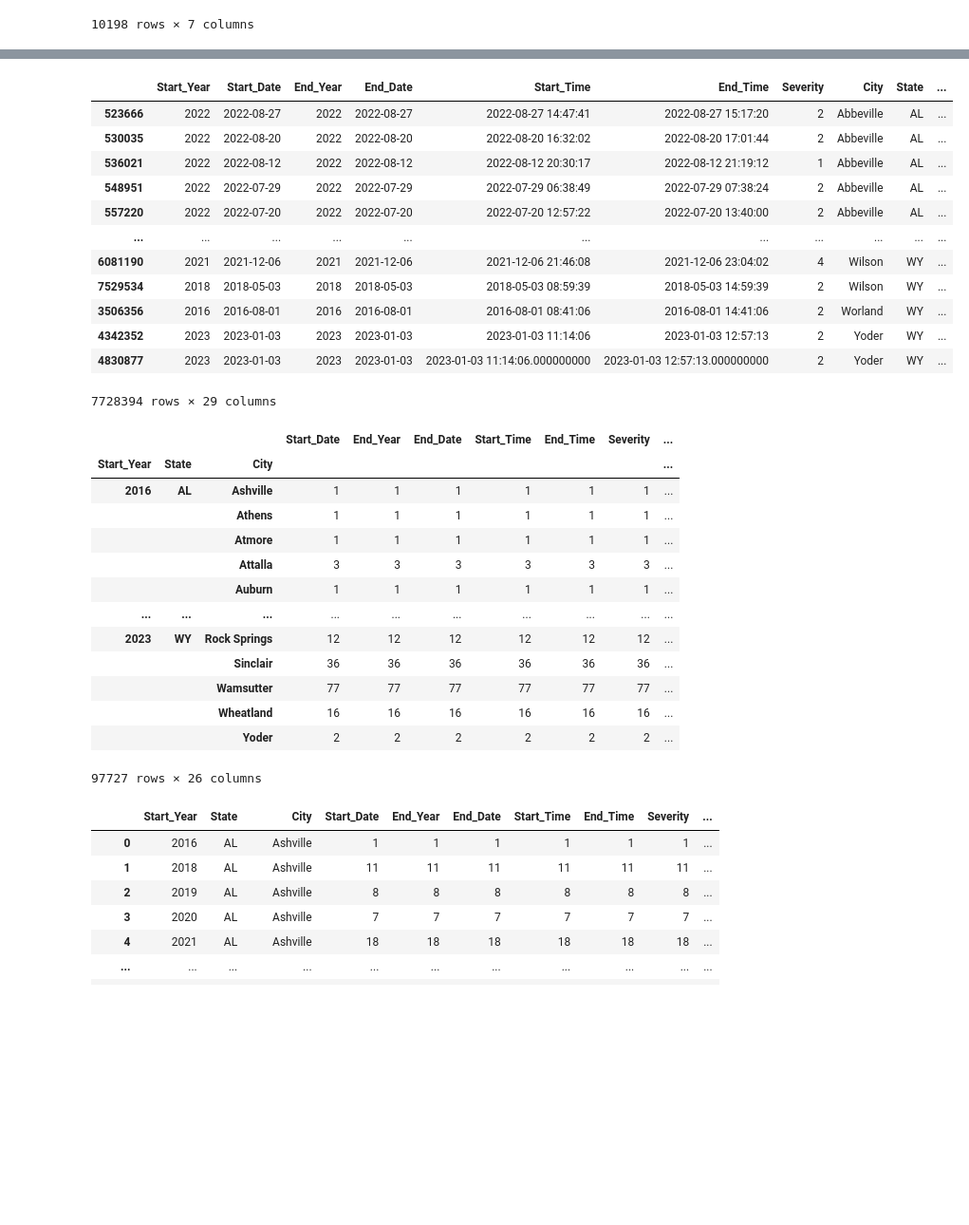
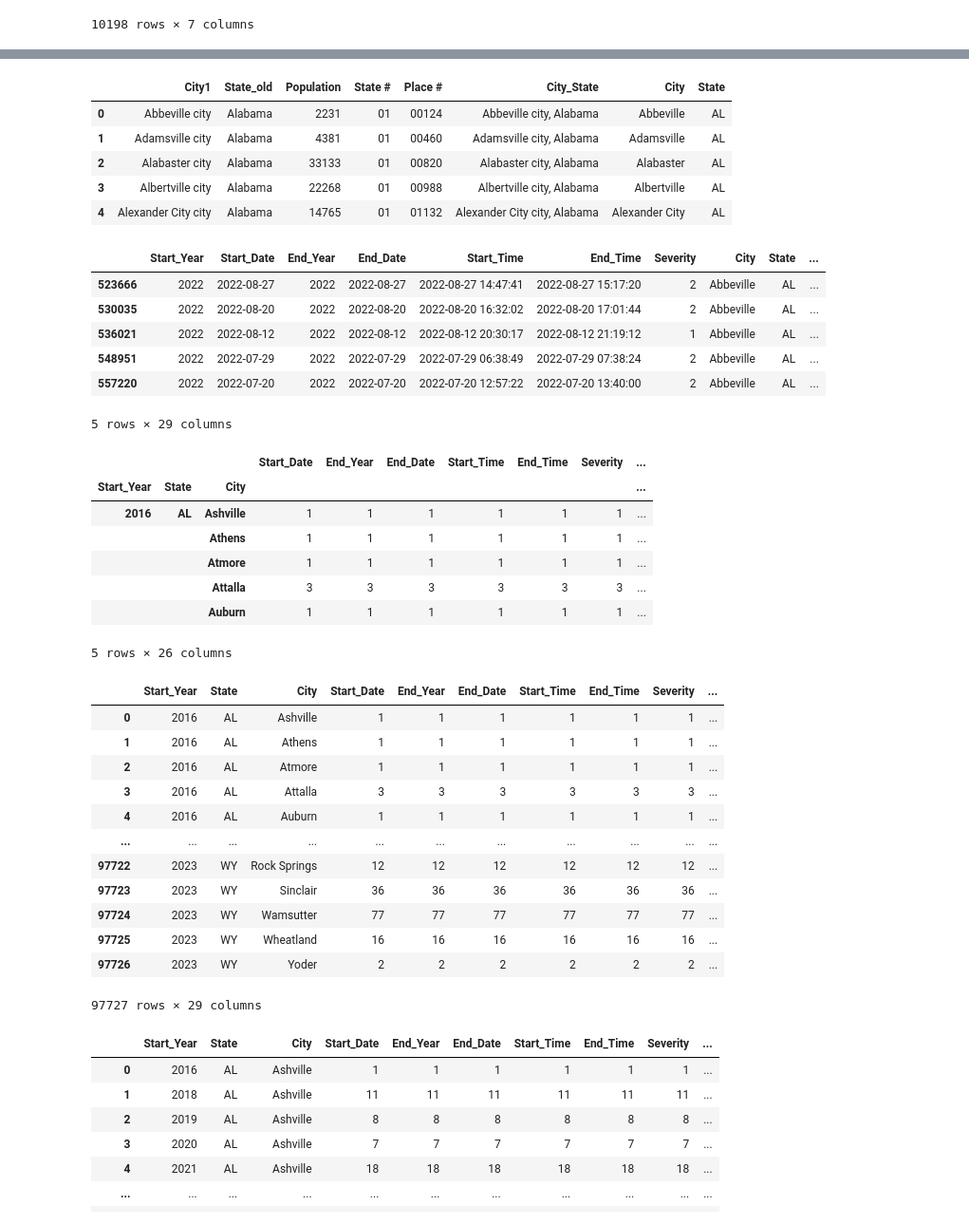
Before and after one commit to aspenjack/US-Transportation-Accidents, a Jupyter notebook: US_Traffic_AccidentsVR.ipynb, the cells around one changed output, grey strips where cells are left out. Shown at 95% size. Cells and saved outputs as stored; diff of their text form; code cells hidden in the pictures; blank space fills up the shorter version.

Commit message:
Updated plots and census traffic

```diff
--- a/US_Traffic_AccidentsVR.ipynb
+++ b/US_Traffic_AccidentsVR.ipynb
@@ -443,25 +321,26 @@ crosswalk_state = pd.merge(test1,state_abv,on="State")
 # %%
 rename_cross = crosswalk_state.rename(columns={"State":"State_old","Abbreviation":"State"})
+rename_cross.head()
+# %% [output]
+|  | City1 | State_old | Population | State # | Place # | City_State | City | State |
+| 0 | Abbeville city | Alabama | 2231 | 01 | 00124 | Abbeville city, Alabama | Abbeville | AL |
+| 1 | Adamsville city | Alabama | 4381 | 01 | 00460 | Adamsville city, Alabama | Adamsville | AL |
+| 2 | Alabaster city | Alabama | 33133 | 01 | 00820 | Alabaster city, Alabama | Alabaster | AL |
+| 3 | Albertville city | Alabama | 22268 | 01 | 00988 | Albertville city, Alabama | Albertville | AL |
+| 4 | Alexander City city | Alabama | 14765 | 01 | 01132 | Alexander City city, Alabama | Alexander City | AL |
 # %%
 sorted_og_traffic = organized_traffic_df.sort_values(by=["State","City"],ascending=True)
-sorted_og_traffic
+sorted_og_traffic.head()
 # %% [output]
 |  | Start_Year | Start_Date | End_Year | End_Date | Start_Time | End_Time | Severity | City | State | ... |
 | 523666 | 2022 | 2022-08-27 | 2022 | 2022-08-27 | 2022-08-27 14:47:41 | 2022-08-27 15:17:20 | 2 | Abbeville | AL | ... |
 | 530035 | 2022 | 2022-08-20 | 2022 | 2022-08-20 | 2022-08-20 16:32:02 | 2022-08-20 17:01:44 | 2 | Abbeville | AL | ... |
 | 536021 | 2022 | 2022-08-12 | 2022 | 2022-08-12 | 2022-08-12 20:30:17 | 2022-08-12 21:19:12 | 1 | Abbeville | AL | ... |
 | 548951 | 2022 | 2022-07-29 | 2022 | 2022-07-29 | 2022-07-29 06:38:49 | 2022-07-29 07:38:24 | 2 | Abbeville | AL | ... |
 | 557220 | 2022 | 2022-07-20 | 2022 | 2022-07-20 | 2022-07-20 12:57:22 | 2022-07-20 13:40:00 | 2 | Abbeville | AL | ... |
-| ... | ... | ... | ... | ... | ... | ... | ... | ... | ... | ... |
-| 6081190 | 2021 | 2021-12-06 | 2021 | 2021-12-06 | 2021-12-06 21:46:08 | 2021-12-06 23:04:02 | 4 | Wilson | WY | ... |
-| 7529534 | 2018 | 2018-05-03 | 2018 | 2018-05-03 | 2018-05-03 08:59:39 | 2018-05-03 14:59:39 | 2 | Wilson | WY | ... |
-| 3506356 | 2016 | 2016-08-01 | 2016 | 2016-08-01 | 2016-08-01 08:41:06 | 2016-08-01 14:41:06 | 2 | Worland | WY | ... |
-| 4342352 | 2023 | 2023-01-03 | 2023 | 2023-01-03 | 2023-01-03 11:14:06 | 2023-01-03 12:57:13 | 2 | Yoder | WY | ... |
-| 4830877 | 2023 | 2023-01-03 | 2023 | 2023-01-03 | 2023-01-03 11:14:06.000000000 | 2023-01-03 12:57:13.000000000 | 2 | Yoder | WY | ... |
-7728394 rows × 29 columns
+5 rows × 29 columns
 # %%
 state_accidents = sorted_og_traffic.groupby(["Start_Year","State","City"]).count()
-state_accidents
 # %% [output]
 |  |  |  | Start_Date | End_Year | End_Date | Start_Time | End_Time | Severity | ... |
 | Start_Year | State | City |  |  |  |  |  |  | ... |
@@ -470,13 +349,23 @@ state_accidents
 |  |  | Atmore | 1 | 1 | 1 | 1 | 1 | 1 | ... |
 |  |  | Attalla | 3 | 3 | 3 | 3 | 3 | 3 | ... |
 |  |  | Auburn | 1 | 1 | 1 | 1 | 1 | 1 | ... |
-| ... | ... | ... | ... | ... | ... | ... | ... | ... | ... |
-| 2023 | WY | Rock Springs | 12 | 12 | 12 | 12 | 12 | 12 | ... |
-|  |  | Sinclair | 36 | 36 | 36 | 36 | 36 | 36 | ... |
-|  |  | Wamsutter | 77 | 77 | 77 | 77 | 77 | 77 | ... |
-|  |  | Wheatland | 16 | 16 | 16 | 16 | 16 | 16 | ... |
-|  |  | Yoder | 2 | 2 | 2 | 2 | 2 | 2 | ... |
-97727 rows × 26 columns
+5 rows × 26 columns
 # %%
+#resetting index on state_accidents
 clean_reset_df = state_accidents.reset_index()
+clean_reset_df
+# %% [output]
+|  | Start_Year | State | City | Start_Date | End_Year | End_Date | Start_Time | End_Time | Severity | ... |
+| 0 | 2016 | AL | Ashville | 1 | 1 | 1 | 1 | 1 | 1 | ... |
+| 1 | 2016 | AL | Athens | 1 | 1 | 1 | 1 | 1 | 1 | ... |
+| 2 | 2016 | AL | Atmore | 1 | 1 | 1 | 1 | 1 | 1 | ... |
+| 3 | 2016 | AL | Attalla | 3 | 3 | 3 | 3 | 3 | 3 | ... |
+| 4 | 2016 | AL | Auburn | 1 | 1 | 1 | 1 | 1 | 1 | ... |
+| ... | ... | ... | ... | ... | ... | ... | ... | ... | ... | ... |
+| 97722 | 2023 | WY | Rock Springs | 12 | 12 | 12 | 12 | 12 | 12 | ... |
+| 97723 | 2023 | WY | Sinclair | 36 | 36 | 36 | 36 | 36 | 36 | ... |
+| 97724 | 2023 | WY | Wamsutter | 77 | 77 | 77 | 77 | 77 | 77 | ... |
+| 97725 | 2023 | WY | Wheatland | 16 | 16 | 16 | 16 | 16 | 16 | ... |
+| 97726 | 2023 | WY | Yoder | 2 | 2 | 2 | 2 | 2 | 2 | ... |
+97727 rows × 29 columns
 # %%
```
Also changed, not shown: parts of 39 cells of this notebook.
